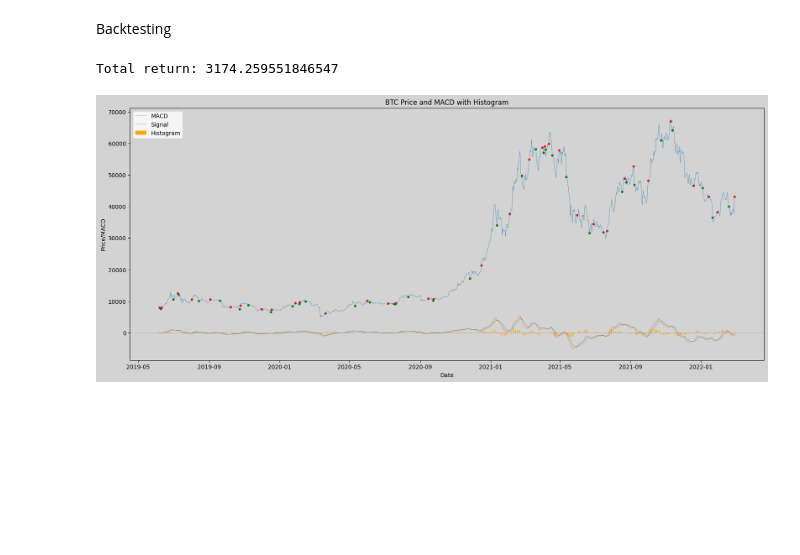
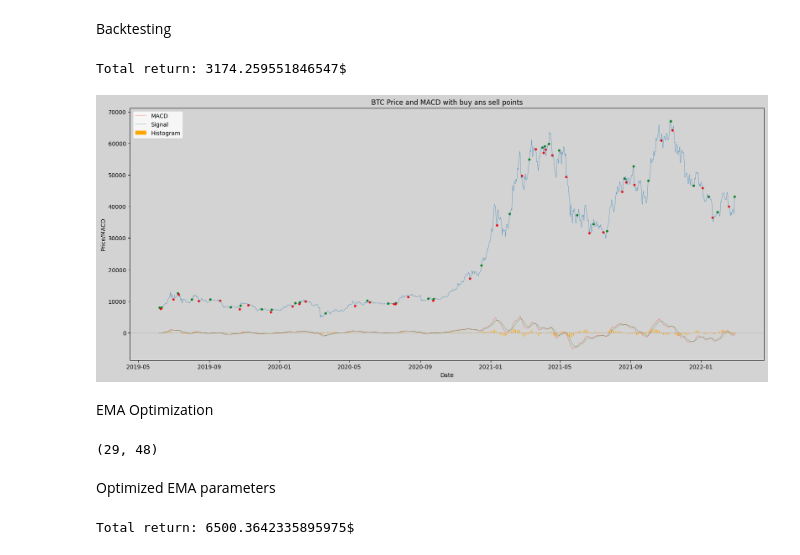
Before and after one commit to timschopinski/macd-analysis, a Jupyter notebook: macd.ipynb, the cells around one changed output. Drawn from its saved outputs; the diff is of its cells as text; code cells hidden in the pictures; blank space fills up the shorter version.

Commit message:
stop loss optimization

```diff
--- a/macd.ipynb
+++ b/macd.ipynb
@@ -162,38 +162,77 @@ plt.show()
 # %% [markdown]
 Backtesting
 # %%
-from backtesting.macd_backtest import backtest_macd
-total_return, buy_points, sell_points = backtest_macd(macd_data)
-print(f'Total return: {total_return}')
+from backtesting.macd_backtester import MACDTester
+macd_tester = MACDTester(macd_data)
+total_return = macd_tester.get_total_return()
+print(f'Total return: {total_return}$')
 # %% [output]
-Total return: 3174.259551846547
+Total return: 3174.259551846547$
 # %%
-buy_dates = list(map(lambda x: x.date, buy_points))
-buy_prices = list(map(lambda x: x.price, buy_points))
-sell_dates = list(map(lambda x: x.date, sell_points))
-sell_prices = list(map(lambda x: x.price, sell_points))
+buy_dates = macd_tester.get_buy_dates()
+buy_prices = macd_tester.get_buy_prices()
+sell_dates = macd_tester.get_sell_dates()
+sell_prices = macd_tester.get_sell_prices()
 
 fig, ax = plt.subplots(figsize=(20, 8))
 
 # set the background color of the axes
 ax.set_facecolor('lightgray')
 fig.set_facecolor('lightgray')
 plt.plot(btc_data['close'], lw=0.4)
 plt.plot(macd_data['macd'], label='MACD', color='red', lw=0.3)
 plt.plot(macd_data['signal'], label='Signal', color='green', lw=0.3)
-plt.scatter(buy_dates, buy_prices, color='r', s=10)
-plt.scatter(sell_dates, sell_prices, color='g', s=10)
+plt.scatter(buy_dates, buy_prices, color='g', s=10)
+plt.scatter(sell_dates, sell_prices, color='r', s=10)
 
 plt.bar(macd_data.index, macd_data['histogram'], color='orange', width=0.4, label='Histogram')
 
 plt.axhline(0, color='black', lw=0.1)
 
 plt.xlabel('Date')
 plt.ylabel('Price/MACD')
-plt.title('BTC Price and MACD with Histogram')
+plt.title('BTC Price and MACD with buy ans sell points')
 plt.legend(loc='upper left')
 
 plt.savefig('charts/maccd_backtesting.png')
 plt.show()
 # %% [output]
-[figure, old version]
+[figure, new version]
+# %% [markdown]
+EMA Optimization
+# %%
+import itertools
+from pandas import DataFrame
+from backtesting.macd_backtest import backtest_macd
+
+def find_optimal_macd_parameters(data: DataFrame, start_amount: float = 1000) -> tuple:
+    best_params = (12, 26)
+    best_return = -float('inf')
+
+    first_ema_range = range(5, 30)
+    second_ema_range = range(10, 50)
+
+    for params in itertools.product(first_ema_range, second_ema_range):
+        first_ema, second_ema = params
+        if first_ema == second_ema:
+            continue
+        macd_data = get_macd(data, first_ema=first_ema, second_ema=second_ema)
+        total_return = backtest_macd(macd_data, start_amount=start_amount)
+        if total_return > best_return:
+            best_return = total_return
+            best_params = params
+
+    return best_params
+
+print(find_optimal_macd_parameters(btc_data))
+# %% [output]
+(29, 48)
+# %% [markdown]
+Optimized EMA parameters
+# %%
+macd_data = get_macd(btc_data, 29, 48)
+macd_tester = MACDTester(macd_data)
+total_return = macd_tester.get_total_return()
+print(f'Total return: {total_return}$')
+# %% [output]
+Total return: 6500.3642335895975$
```
Also changed, not shown: parts of 5 cells of this notebook, 13 other files.
